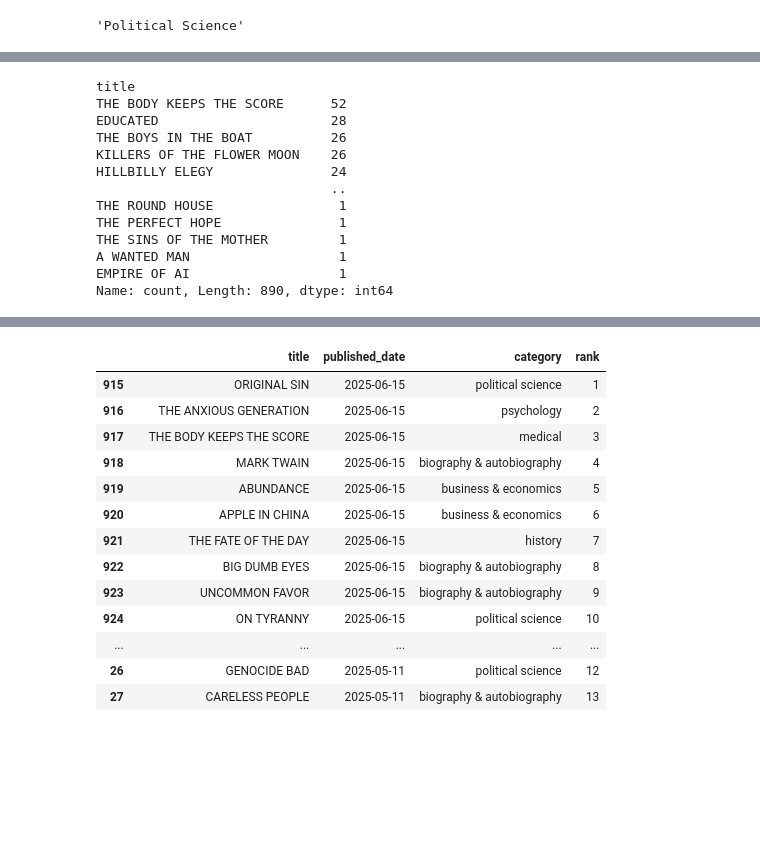
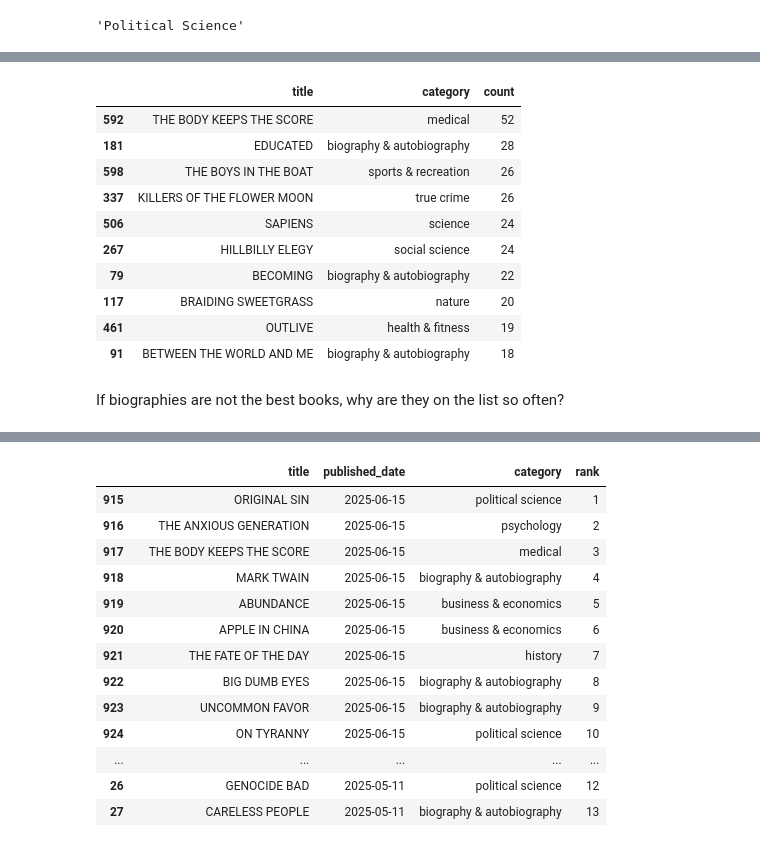
Before and after one commit to nmuffet/books, a Jupyter notebook: books.ipynb, the cells around one changed output, grey strips where cells are left out. Cells and saved outputs as stored; diff of their text form; code cells hidden in the pictures; blank space fills up the shorter version.

```diff
--- a/books.ipynb
+++ b/books.ipynb
@@ -211,16 +234,16 @@ df_cached.to_csv('df_cached.csv', index=False)
 # %%
-df['title'].value_counts()
+best_books = df.groupby(['title','category']).size().reset_index(name='count').sort_values(by='count',ascending=False).head(10)
+
+best_books
 # %% [output]
-title
-THE BODY KEEPS THE SCORE      52
-EDUCATED                      28
-THE BOYS IN THE BOAT          26
-KILLERS OF THE FLOWER MOON    26
-HILLBILLY ELEGY               24
-                              ..
-THE ROUND HOUSE                1
-THE PERFECT HOPE               1
-THE SINS OF THE MOTHER         1
-A WANTED MAN                   1
-EMPIRE OF AI                   1
-Name: count, Length: 890, dtype: int64
+|  | title | category | count |
+| 592 | THE BODY KEEPS THE SCORE | medical | 52 |
+| 181 | EDUCATED | biography & autobiography | 28 |
+| 598 | THE BOYS IN THE BOAT | sports & recreation | 26 |
+| 337 | KILLERS OF THE FLOWER MOON | true crime | 26 |
+| 506 | SAPIENS | science | 24 |
+| 267 | HILLBILLY ELEGY | social science | 24 |
+| 79 | BECOMING | biography & autobiography | 22 |
+| 117 | BRAIDING SWEETGRASS | nature | 20 |
+| 461 | OUTLIVE | health & fitness | 19 |
+| 91 | BETWEEN THE WORLD AND ME | biography & autobiography | 18 |
@@ -227,3 +253,5 @@ Name: count, Length: 890, dtype: int64
+# %% [markdown]
+If biographies are not the best books, why are they on the list so often?
 # %%
 top10_cat = df['category'].value_counts().reset_index().head(10)
 # %%
```
Also changed, not shown: parts of 17 cells of this notebook, 4 other files.
